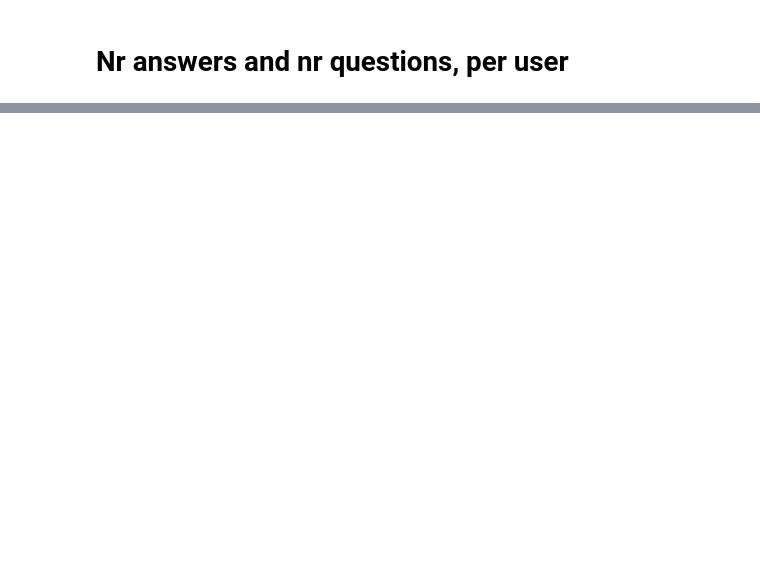
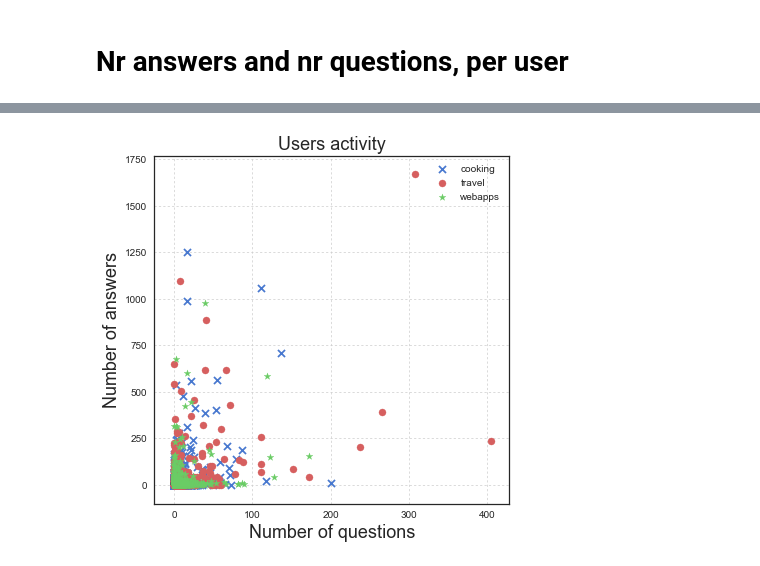
Before and after one commit to enricorotundo/StackexchangeDatadumpQualityAnnotator, a Jupyter notebook: Analysis/pre-analysis.ipynb, the cells around one changed output, grey strips where cells are left out. Saved outputs shown, nothing was run; the diff lists cells and outputs as text; code cells hidden in the pictures; blank space fills up the shorter version.

```diff
--- a/Analysis/pre-analysis.ipynb
+++ b/Analysis/pre-analysis.ipynb
@@ -289,3 +357,33 @@ for db in available_dbs:
+# %%
+# extract: each data point is a user, x is #questions, y is #answers
+whole_d_cooking = pd.DataFrame.from_dict(users_activity['whole_data']['cooking'], orient='index')
+whole_d_travel = pd.DataFrame.from_dict(users_activity['whole_data']['travel'], orient='index')
+whole_d_webapps = pd.DataFrame.from_dict(users_activity['whole_data']['webapps'], orient='index')
+
+
+# TODO: do it also for the annotated_data
+# %%
+fig = plt.figure(figsize=(6, 6))
+ax1 = fig.add_subplot(111)
+
+ax1.scatter(x=whole_d_cooking['nr_questions'].values, y=whole_d_cooking['nr_answers'].values, label='cooking', s=50, c='b', marker='x', clip_on=False)
+ax1.scatter(x=whole_d_travel['nr_questions'].values, y=whole_d_travel['nr_answers'].values, label='travel', s=50, c='r', marker='o', clip_on=False)
+ax1.scatter(x=whole_d_webapps['nr_questions'].values, y=whole_d_webapps['nr_answers'].values, label='webapps', s=50, c='g', marker='*', clip_on=False)
+
+
+#TODO: setting log scale causes problems!!!!!!!!!!!!!!!!!!!!!!!!!!!!!!!
+#ax1.set_xscale('log', nonposx='mask')
+#ax1.set_yscale('log', nonposy='mask')
+plt.xlabel('Number of questions', fontsize=18)
+plt.ylabel('Number of answers', fontsize=18)
+plt.title('Users activity', fontsize=18)
+
+
+plt.grid(alpha=0.7, linestyle='dotted')
+plt.legend()
+plt.tight_layout()
+# %% [output]
+[figure, added]
 # %%
 """
 # Set up the matplotlib figure
```
Also changed, not shown: parts of 13 cells of this notebook.
